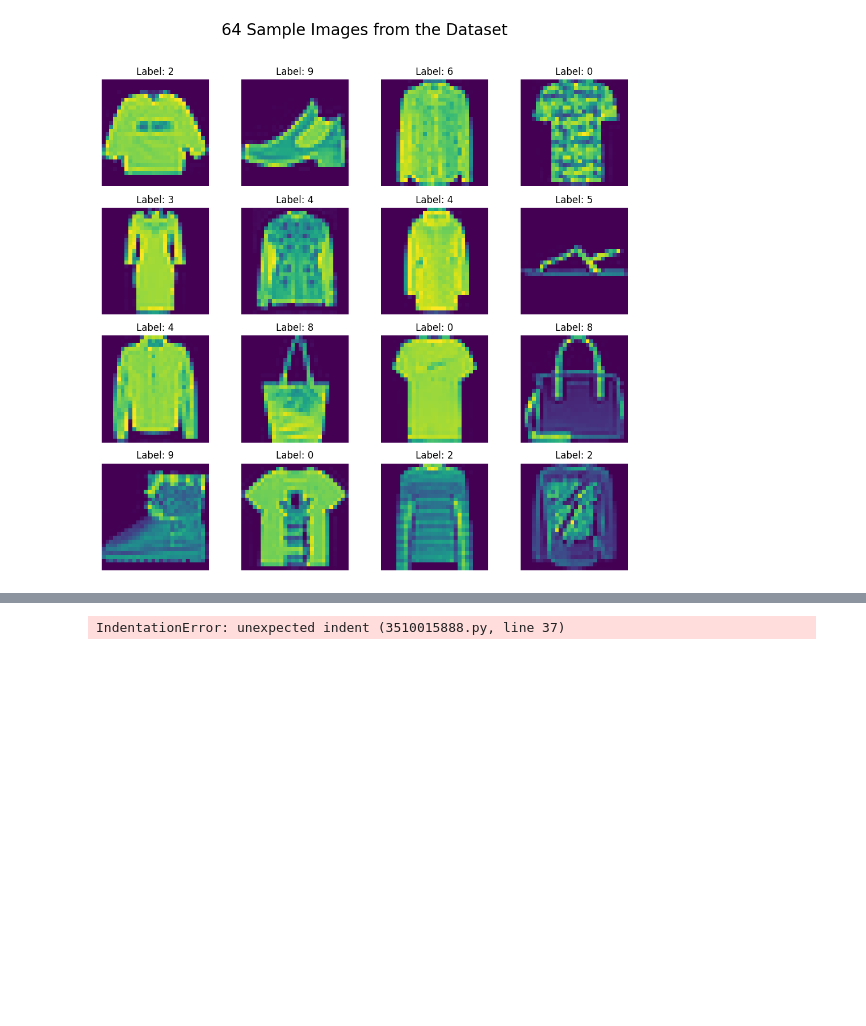
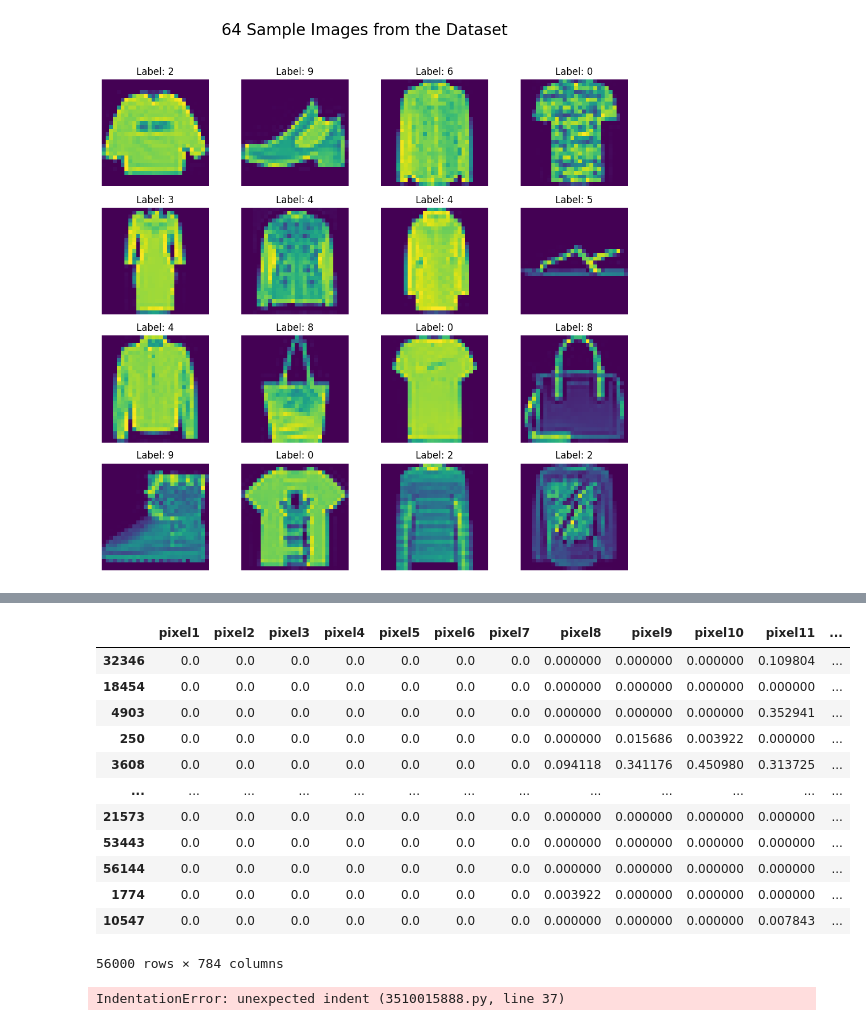
Before and after one commit to dvy246/pytorch, a Jupyter notebook: src/Dataset_and_DatasetLoader.ipynb, the cells around one changed output, grey strips where cells are left out. Drawn from its saved outputs; the diff is of its cells as text; code cells hidden in the pictures; blank space fills up the shorter version.

```diff
--- a/src/Dataset_and_DatasetLoader.ipynb
+++ b/src/Dataset_and_DatasetLoader.ipynb
@@ -162,6 +176,22 @@ X_train, X_test, y_train, y_test = train_test_split(X,y,test_size=0.2)
 # to a range of 0 to 1. This helps in faster and more stable training of neural networks.
 X_train=X_train/255.0
 X_test=X_test/255.0
+# %%
+X_train
+# %% [output]
+|  | pixel1 | pixel2 | pixel3 | pixel4 | pixel5 | pixel6 | pixel7 | pixel8 | pixel9 | pixel10 | pixel11 | ... |
+| 32346 | 0.0 | 0.0 | 0.0 | 0.0 | 0.0 | 0.0 | 0.0 | 0.000000 | 0.000000 | 0.000000 | 0.109804 | ... |
+| 18454 | 0.0 | 0.0 | 0.0 | 0.0 | 0.0 | 0.0 | 0.0 | 0.000000 | 0.000000 | 0.000000 | 0.000000 | ... |
+| 4903 | 0.0 | 0.0 | 0.0 | 0.0 | 0.0 | 0.0 | 0.0 | 0.000000 | 0.000000 | 0.000000 | 0.352941 | ... |
+| 250 | 0.0 | 0.0 | 0.0 | 0.0 | 0.0 | 0.0 | 0.0 | 0.000000 | 0.015686 | 0.003922 | 0.000000 | ... |
+| 3608 | 0.0 | 0.0 | 0.0 | 0.0 | 0.0 | 0.0 | 0.0 | 0.094118 | 0.341176 | 0.450980 | 0.313725 | ... |
+| ... | ... | ... | ... | ... | ... | ... | ... | ... | ... | ... | ... | ... |
+| 21573 | 0.0 | 0.0 | 0.0 | 0.0 | 0.0 | 0.0 | 0.0 | 0.000000 | 0.000000 | 0.000000 | 0.000000 | ... |
+| 53443 | 0.0 | 0.0 | 0.0 | 0.0 | 0.0 | 0.0 | 0.0 | 0.000000 | 0.000000 | 0.000000 | 0.000000 | ... |
+| 56144 | 0.0 | 0.0 | 0.0 | 0.0 | 0.0 | 0.0 | 0.0 | 0.000000 | 0.000000 | 0.000000 | 0.000000 | ... |
+| 1774 | 0.0 | 0.0 | 0.0 | 0.0 | 0.0 | 0.0 | 0.0 | 0.003922 | 0.000000 | 0.000000 | 0.000000 | ... |
+| 10547 | 0.0 | 0.0 | 0.0 | 0.0 | 0.0 | 0.0 | 0.0 | 0.000000 | 0.000000 | 0.000000 | 0.007843 | ... |
+56000 rows × 784 columns
 # %%
 # Custom Dataset class to handle the image features and labels.
 # This class inherits from torch.utils.data.Dataset and provides methods
```
Also changed, not shown: parts of 32 cells of this notebook, 6 other files.
